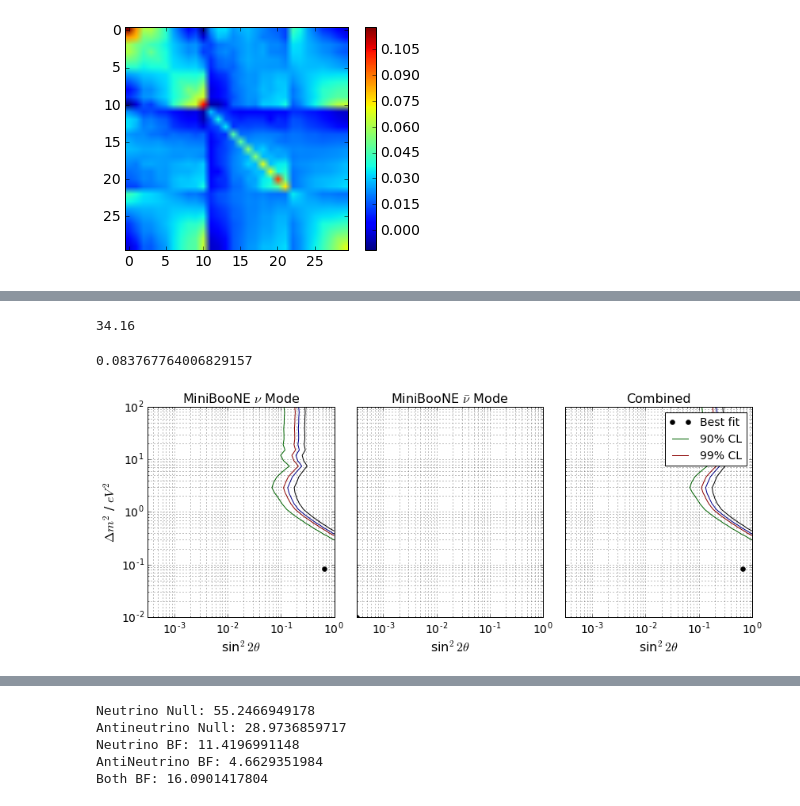
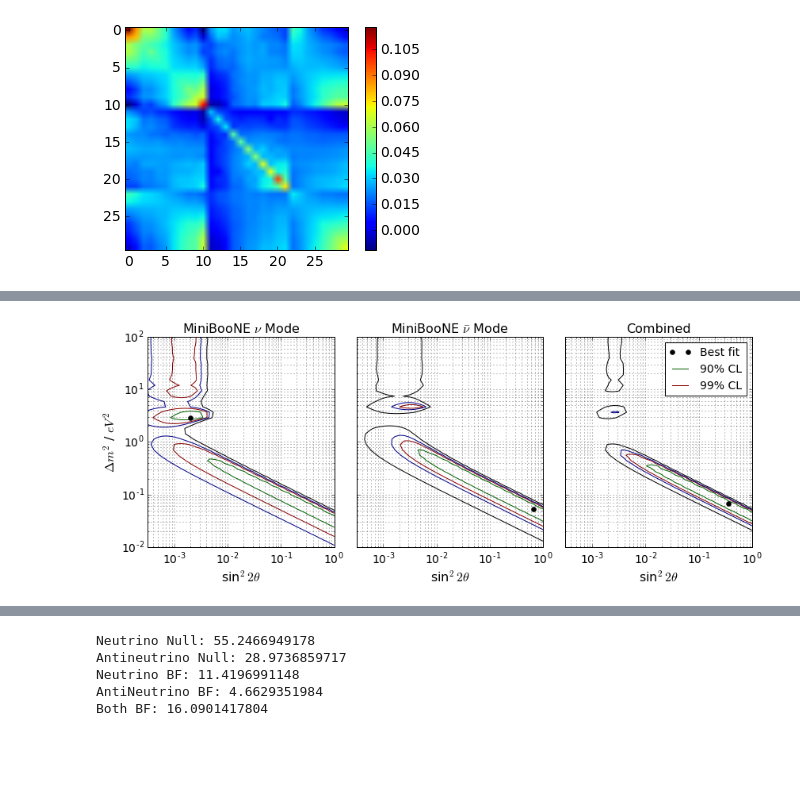
Before and after one commit to echurch/OscProbsNuHiggs, a Jupyter notebook: MBFrom3p1-FullCov.ipynb, the cells around one changed output, grey strips where cells are left out. Cells and saved outputs as stored; diff of their text form; code cells hidden in the pictures; blank space fills up the shorter version.

```diff
--- a/MBFrom3p1-FullCov.ipynb
+++ b/MBFrom3p1-FullCov.ipynb
@@ -39,11 +59,13 @@ MBMuons_an=numpy.loadtxt("MBData/miniboone_numubardata.txt")
 MBMuonPrediction_an=numpy.loadtxt("MBData/miniboone_numubar.txt")
 
 MBCovNu= numpy.loadtxt("MBData/miniboone_full_fractcovmatrix_nu_lowe.txt")
-MBCovNubar= numpy.loadtxt("MBData/miniboone_full_fractcovmatrix_nubar_lowe.txt")
+MBCovNu_an= numpy.loadtxt("MBData/miniboone_full_fractcovmatrix_nubar_lowe.txt")
 MBCovCombined = numpy.loadtxt("MBData/miniboone_full_fractcovmatrix_combined_lowe.txt")
 
 #MBTransmutedNu=numpy.histogram(MBSimEvents[:,0],weights=MBSimEvents[:,3]*float(len(MBSimEvents)),bins=MBBinEdges)[0]
 MBTransmutedNu=numpy.histogram(MBSimEvents[:,0],weights=MBSimEvents[:,3]/float(len(MBSimEvents)),bins=MBBinEdges)[0]
+MBTransmutedNu_an=numpy.histogram(MBSimEvents_an[:,0],weights=MBSimEvents_an[:,3]/float(len(MBSimEvents_an)),bins=MBBinEdges)[0]
+
 
 
 print "combined matrix shape: ", MBCovCombined.shape
@@ -55,7 +77,7 @@ pylab.imshow(MBCovNu)
 pylab.colorbar()
 pylab.show()
 print "nubar matrix shape: ", MBCovNubar.shape
-pylab.imshow(MBCovNubar)
+pylab.imshow(MBCovNu_an)
 pylab.colorbar()
 pylab.show()
 # %% [output]
@@ -149,9 +255,6 @@ Chi2MBOscillated3p1Nu(1,1e-3)
 # Get chi2 arrays over the parameter space in nu and nubar mode
 #  and find minima
 
-dm2 = numpy.logspace(-2, 2, 40)
-mix = numpy.logspace(-3.5,0,40)
-gridX, gridY = numpy.meshgrid(mix, dm2)
 
 gridZNuE=[]
 for j in range(0,len(dm2)):
@@ -167,8 +270,7 @@ gridZNuEBar=[]
 for j in range(0,len(dm2)):
     gridZRow=[]
     for i in range(0,len(mix)):
-#        gridZRow.append(Chi2MBOscillated3p1(dm2[j],mix[i],MBBinEdges,MBSimEvents_an,MBBackground_an,MBCounts_an,MBCov_anu ))
-        gridZRow.append(0)
+        gridZRow.append(Chi2MBOscillated3p1NuBar(dm2[j],mix[i]))
     print j
     gridZNuEBar.append(gridZRow)
 minZNuEBar=min(numpy.array(gridZNuEBar).flatten())
@@ -220,0 +297,10 @@ gridZNuE
+# %%
+
+gridZNuEBarCombined=[]
+for j in range(0,len(dm2)):
+    gridZRowCombined=[]
+    for i in range(0,len(mix)):
+        gridZRowCombined.append(Chi2MBOscillated3p1Combined(dm2[j],mix[i]))
+    print j
+    gridZNuEBarCombined.append(gridZRowCombined)
+minZNuEBarCombined=min(numpy.array(gridZNuEBarCombined).flatten())
@@ -221,8 +326,8 @@ gridZNuE
 # %%
 #Find the best fits
 
-minZSum=min(numpy.array(gridZNuE).flatten()+numpy.array(gridZNuEBar).flatten())
-argZsum=numpy.argmin(numpy.array(gridZNuE).flatten()+numpy.array(gridZNuEBar).flatten())
+minZSum=numpy.min(gridZNuEBarCombined)
+argZsum=numpy.argmin(numpy.array(gridZNuEBarCombined).flatten())
 argZnu=numpy.argmin(numpy.array(gridZNuE).flatten())
 argZnubar=numpy.argmin(numpy.array(gridZNuEBar).flatten())
 
@@ -232,17 +337,9 @@ minXnubar=gridX.flatten()[argZnubar]
 minYnubar=gridY.flatten()[argZnubar]
 minXboth=gridX.flatten()[argZsum]
 minYboth=gridY.flatten()[argZsum]
-# %%
-18.9+15.26
-# %% [output]
-34.16
 # %%
 gridZNuE=numpy.array(gridZNuE,dtype=float)
 gridZNuEBar=numpy.array(gridZNuEBar,dtype=float)
-# %%
-minYnu
-# %% [output]
-0.083767764006829157
 # %%
 #Plot confidence intervals based on Wilks theorem for different samples
 
@@ -263,32 +360,32 @@ ax1.set_ylabel(r"$\Delta m^2$ / $eV^2$",fontsize=16)
 ax1.set_xlabel(r"sin$^2\,2\theta$",fontsize=16)
 
 
 ax1.set_title(r"MiniBooNE $\nu$ Mode",fontsize=16)
 
 CS = ax2.contour(gridX, gridY, (gridZNuEBar-minZNuEBar),levels=[2.3,4.6,6,9.21],colors=Cols)
 ax2.grid(which='both')
 ax2.plot(minXnubar,minYnubar,'o',color='black',label='Best fit')
 ax2.plot([0,0],[0,0],color=Cols[0],label='90% CL')
 ax2.plot([0,0],[0,0],color=Cols[1],label='99% CL')
 #ax2.set_xlim(200,500)
 ax2.loglog()
 ax2.set_xlabel(r"sin$^2\,2\theta$",fontsize=16)
 ax2.set_title(r"MiniBooNE $\bar{\nu}$ Mode",fontsize=16)
 
 
-CS = ax3.contour(gridX, gridY, ((numpy.array(gridZNuEBar)+numpy.array(gridZNuE)))-minZSum,levels=[2.3,4.6,6,9.21],colors=Cols)
+CS = ax3.contour(gridX, gridY, gridZNuEBarCombined-minZNuEBarCombined,levels=[2.3,4.6,6,9.21],colors=Cols)
 ax3.grid(which='both')
 ax3.plot(minXboth,minYboth,'o',color='black',label='Best fit')
 ax3.plot([0,0],[0,0],color=Cols[0],label='90% CL')
 ax3.plot([0,0],[0,0],color=Cols[1],label='99% CL')
 #ax3.set_xlim(200,500)
 ax3.loglog()
 ax3.legend(loc='upper right',fontsize=14)
 ax3.set_xlabel(r"sin$^2\,2\theta$",fontsize=16)
 ax3.set_title(r"Combined",fontsize=16)
 f.subplots_adjust(wspace=0)
 
 pylab.tight_layout()
 pylab.savefig("FitPlots3p1.png",dpi=200,bbox_inches=0)
 # %% [output]
-[figure, old version]
+[figure, new version]
```
Also changed, not shown: parts of 38 cells of this notebook.
